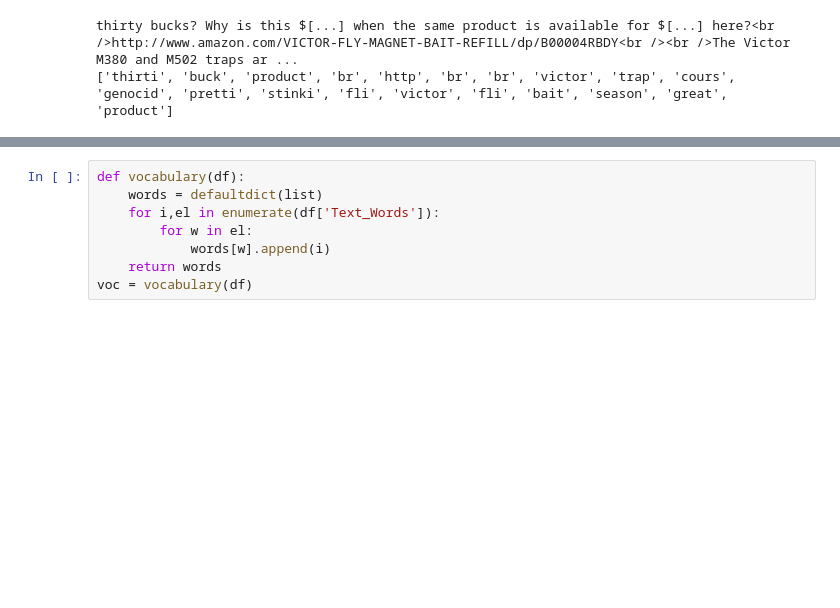
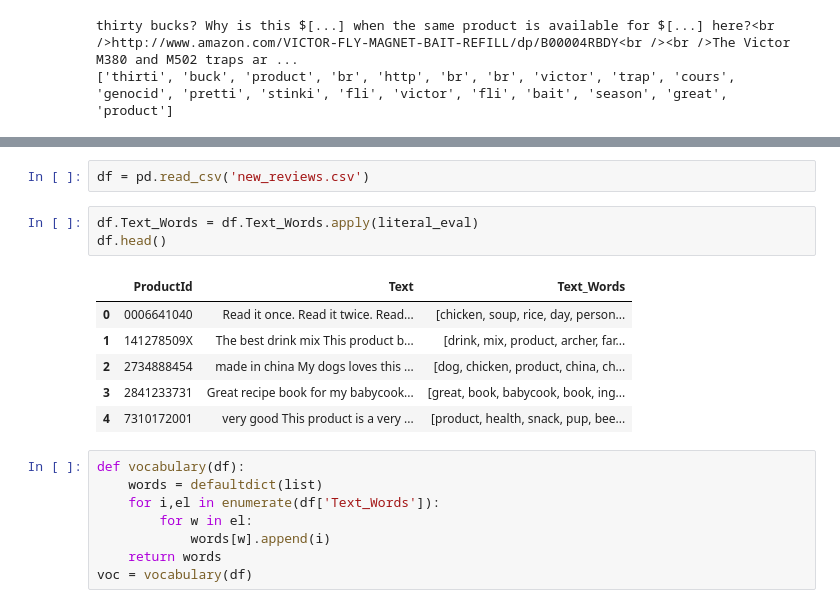
Before and after one commit to domenicocinque/ADM-HW4, a Jupyter notebook: HW4_Q2.ipynb, the cells around one changed output, grey strips where cells are left out. Saved outputs shown, nothing was run; the diff lists cells and outputs as text; blank space fills up the shorter version.

```diff
--- a/HW4_Q2.ipynb
+++ b/HW4_Q2.ipynb
@@ -115,6 +119,18 @@ df.head(10)
 | 7 | B000084EK6 | Great food! This is another favor... | [food, favorit, hous, cat, time, ... |
 | 8 | B000084EK7 | What's in this? This one is a gre... | [one, food, mine, except, cat, gr... |
 | 9 | B000084EK8 | Not the favorite in our house Onc... | [favorit, hous, year, varieti, ca... |
+# %%
+df = pd.read_csv('new_reviews.csv')
+# %%
+df.Text_Words = df.Text_Words.apply(literal_eval)
+df.head()
+# %% [output]
+|  | ProductId | Text | Text_Words |
+| 0 | 0006641040 | Read it once. Read it twice. Read... | [chicken, soup, rice, day, person... |
+| 1 | 141278509X | The best drink mix This product b... | [drink, mix, product, archer, far... |
+| 2 | 2734888454 | made in china My dogs loves this ... | [dog, chicken, product, china, ch... |
+| 3 | 2841233731 | Great recipe book for my babycook... | [great, book, babycook, book, ing... |
+| 4 | 7310172001 | very good This product is a very ... | [product, health, snack, pup, bee... |
 # %%
 def vocabulary(df):
     words = defaultdict(list)
```
Also changed, not shown: parts of 28 cells of this notebook.
